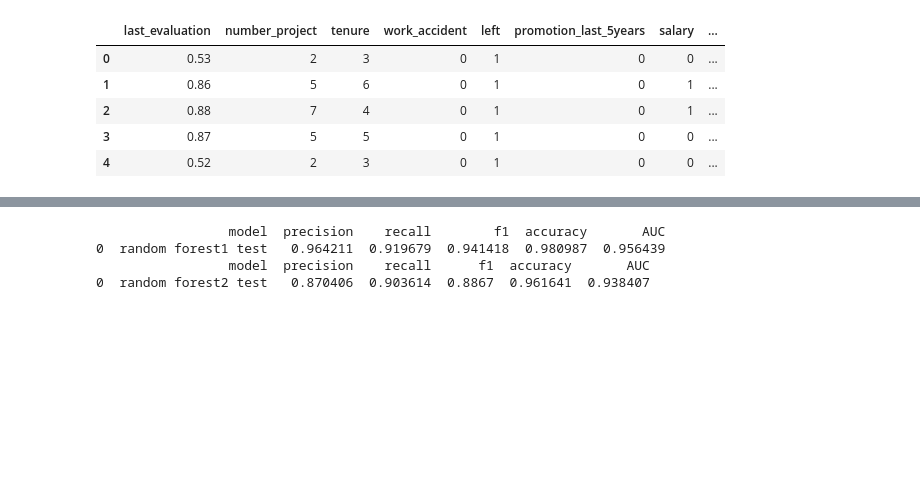
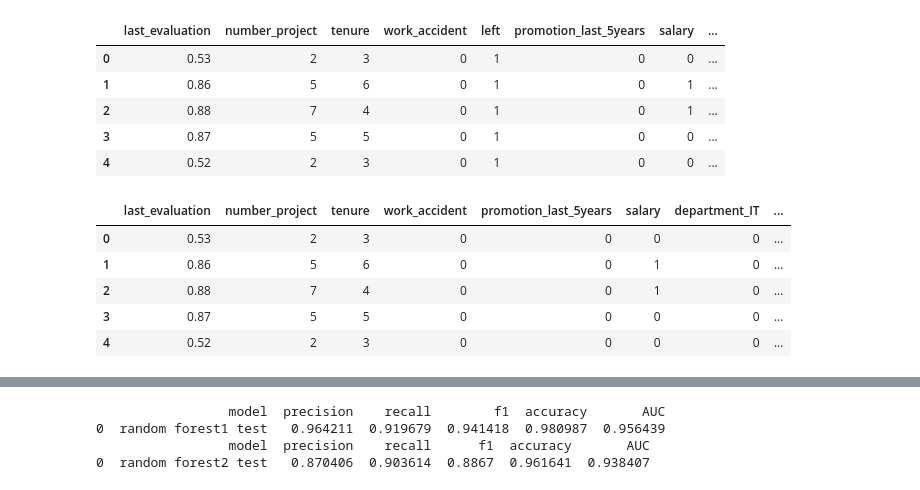
Before and after one commit to pbmedinaPH/RF-Employee-Turnover-Prediction, a Jupyter notebook: RF_employee_turnover.ipynb, the cells around one changed output, grey strips where cells are left out. Saved outputs shown, nothing was run; the diff lists cells and outputs as text; code cells hidden in the pictures; blank space fills up the shorter version.

```diff
--- a/RF_employee_turnover.ipynb
+++ b/RF_employee_turnover.ipynb
@@ -524,2 +508,11 @@ X2_train, X2_test, y2_train, y2_test = train_test_split(X, y, test_size=0.25, st
+# %%
+X2.head()
+# %% [output]
+|  | last_evaluation | number_project | tenure | work_accident | promotion_last_5years | salary | department_IT | ... |
+| 0 | 0.53 | 2 | 3 | 0 | 0 | 0 | 0 | ... |
+| 1 | 0.86 | 5 | 6 | 0 | 0 | 1 | 0 | ... |
+| 2 | 0.88 | 7 | 4 | 0 | 0 | 1 | 0 | ... |
+| 3 | 0.87 | 5 | 5 | 0 | 0 | 0 | 0 | ... |
+| 4 | 0.52 | 2 | 3 | 0 | 0 | 0 | 0 | ... |
 # %%
 #model
```
Also changed, not shown: parts of 21 cells of this notebook.
